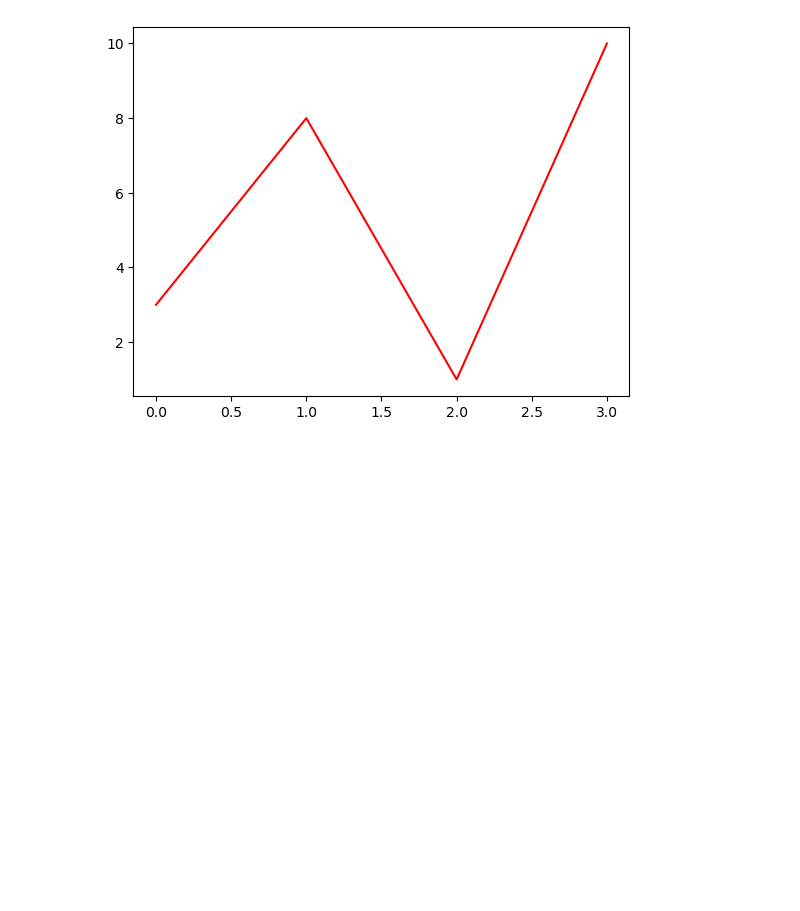
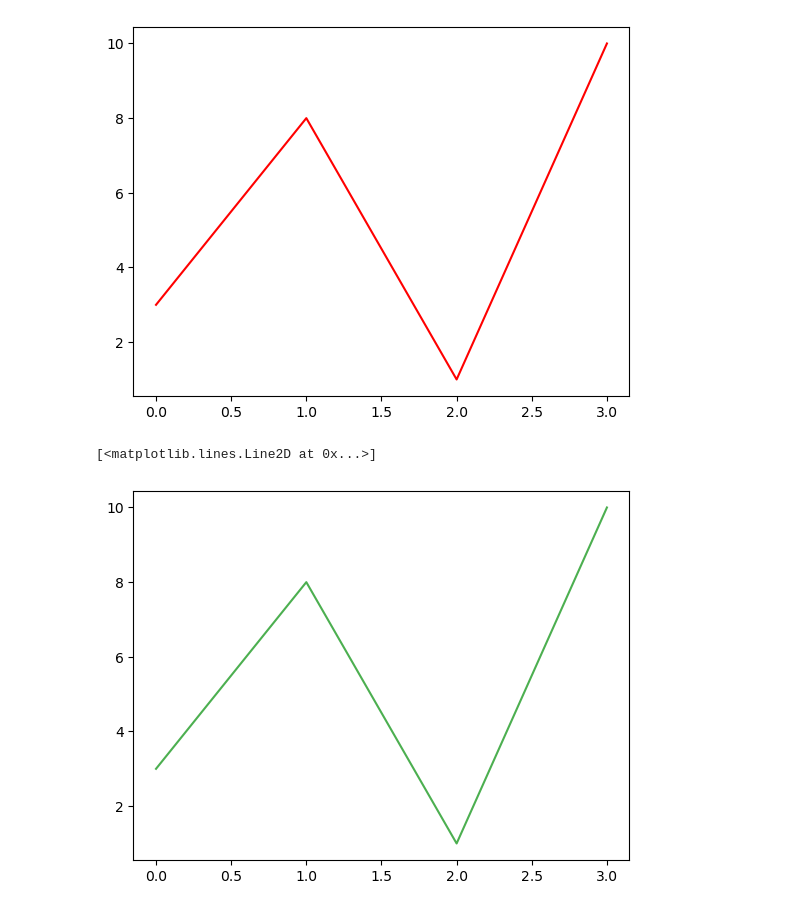
Before and after one commit to oliverjunior1/VS-Code, a Jupyter notebook: w3_treinamentos/Python/matplotlib/3_line.ipynb, the cells around one changed output. Drawn from its saved outputs; the diff is of its cells as text; code cells hidden in the pictures; blank space fills up the shorter version.

Commit message:
Matplotlib line

```diff
--- a/w3_treinamentos/Python/matplotlib/3_line.ipynb
+++ b/w3_treinamentos/Python/matplotlib/3_line.ipynb
@@ -25,3 +25,8 @@ plt.plot(ypoints, color='r')
 # %% [output]
 [<matplotlib.lines.Line2D at 0x...>]
 [figure]
+# %%
+plt.plot(ypoints, c='#4CAF50')
+# %% [output]
+[<matplotlib.lines.Line2D at 0x...>]
+[figure, added]
```
